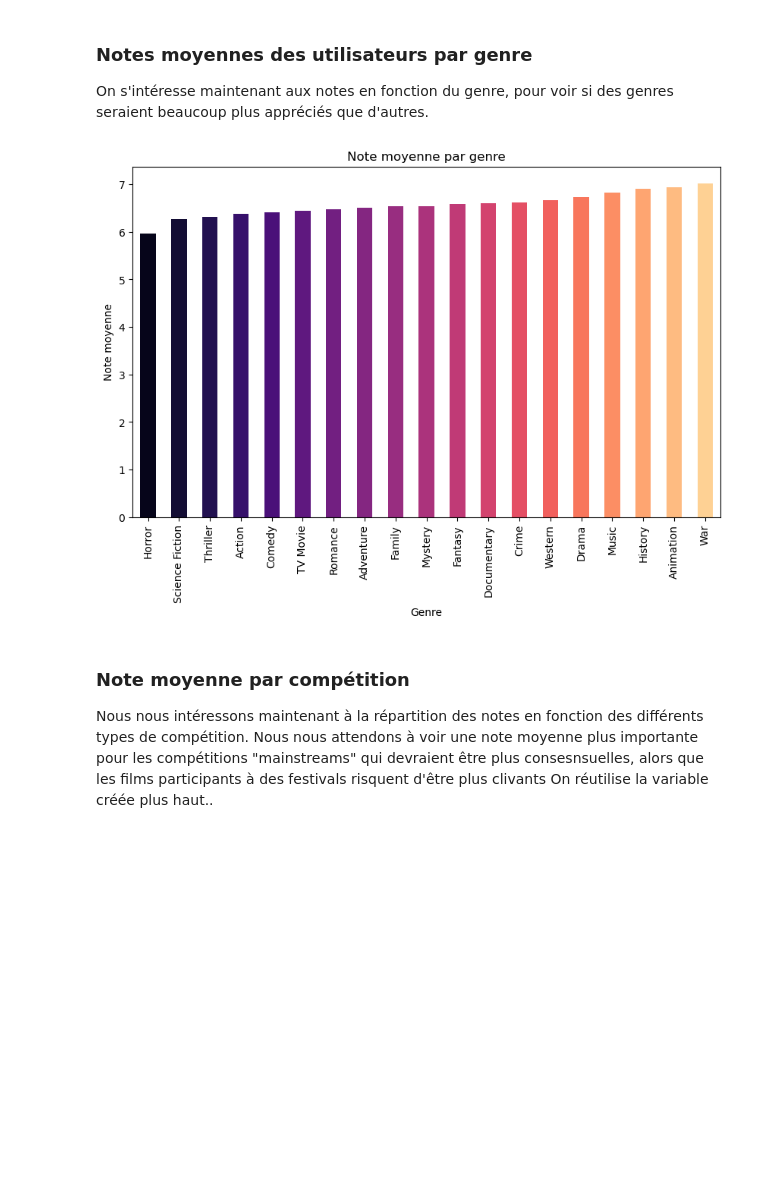
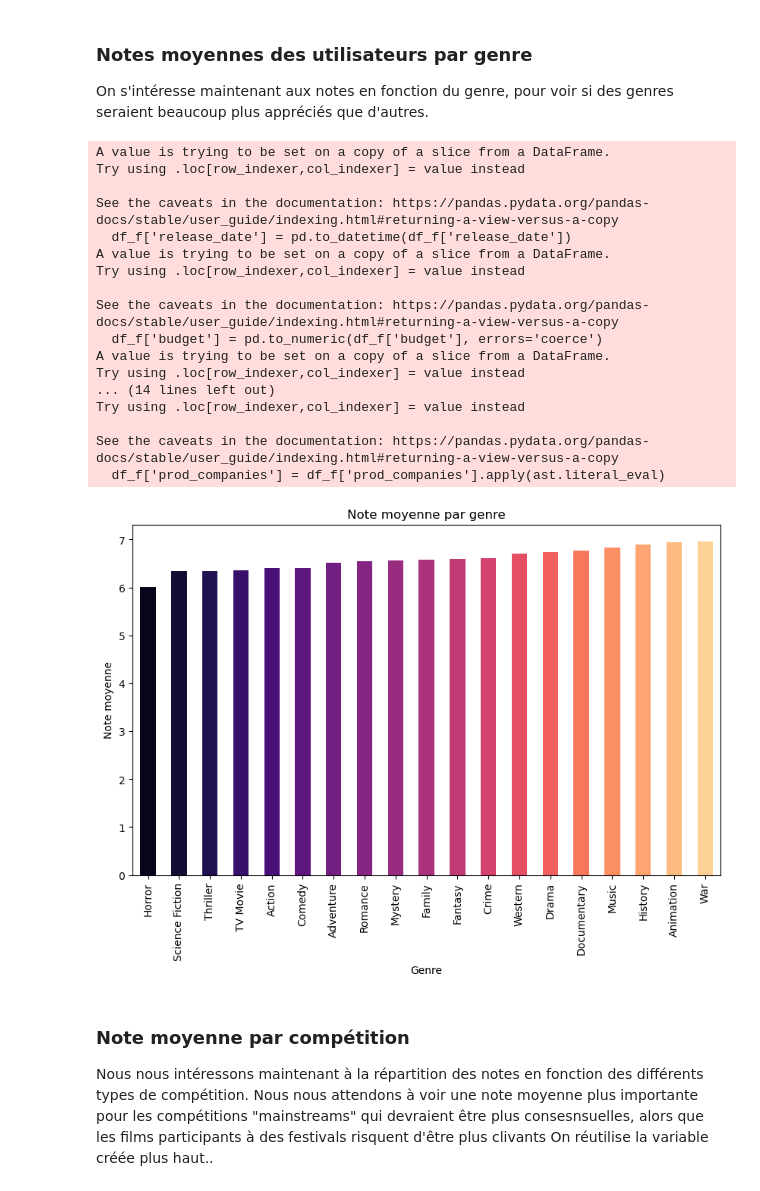
Before and after one commit to itsreivilo/movies, a Jupyter notebook: visualiser/data_viz_.ipynb, the cells around one changed output. Saved outputs shown, nothing was run; the diff lists cells and outputs as text; code cells hidden in the pictures; blank space fills up the shorter version.

```diff
--- a/visualiser/data_viz_.ipynb
+++ b/visualiser/data_viz_.ipynb
@@ -47 +49,13 @@ True
+# %%
+def fonction_charge(path) :
+    df = pd.read_csv(path)
+    df_f = df.drop_duplicates()
+    df_f['release_date'] = pd.to_datetime(df_f['release_date'])
+    # De la même façon on convertit la colonne 'budget' qui est composée de chaînes de caractères et non de valeurs numériques
+    df_f['budget'] = pd.to_numeric(df_f['budget'], errors='coerce')
+    df_f['genres_list'] = df_f['genres_list'].apply(ast.literal_eval)
+    df_f['countries_prod'] = df_f['countries_prod'].apply(ast.literal_eval)
+    df_f['languages_list'] = df_f['languages_list'].apply(ast.literal_eval)
+    df_f['prod_companies'] = df_f['prod_companies'].apply(ast.literal_eval)
+    return df_f
 # %%
@@ -812,25 +910,40 @@ Bien sur, au vu de la petite taille de notre base, et donc pour certaines année
 
 On s'intéresse maintenant aux notes en fonction du genre, pour voir si des genres seraient beaucoup plus appréciés que d'autres.
 # %%
-df = pd.read_csv('../cleaning_data/Final_database.csv')
-df.drop_duplicates()
+df = fonction_charge('../cleaning_data/Final_database.csv')
 
 #On utilise la méthode explode
-df['genres_list'] = df['genres_list'].apply(ast.literal_eval)
 df_genre = df.explode('genres_list')
 
 # On regroupe par genre et on calcule la moyenne
 mean_note_per_genre = df_genre.groupby('genres_list')['vote_average'].mean()
 
 # On représente le résultat
 plt.figure(figsize=(10, 6))
 mean_note_per_genre.sort_values().plot(kind='bar', color=colors4)
 plt.title('Note moyenne par genre')
 plt.xlabel('Genre')
 plt.ylabel('Note moyenne')
 plt.show()
 # %% [output]
+A value is trying to be set on a copy of a slice from a DataFrame.
+Try using .loc[row_indexer,col_indexer] = value instead
+
+See the caveats in the documentation: https://pandas.pydata.org/pandas-docs/stable/user_guide/indexing.html#returning-a-view-versus-a-copy
+  df_f['release_date'] = pd.to_datetime(df_f['release_date'])
+A value is trying to be set on a copy of a slice from a DataFrame.
+Try using .loc[row_indexer,col_indexer] = value instead
+
+See the caveats in the documentation: https://pandas.pydata.org/pandas-docs/stable/user_guide/indexing.html#returning-a-view-versus-a-copy
+  df_f['budget'] = pd.to_numeric(df_f['budget'], errors='coerce')
+A value is trying to be set on a copy of a slice from a DataFrame.
+Try using .loc[row_indexer,col_indexer] = value instead
+... (14 lines left out)
+Try using .loc[row_indexer,col_indexer] = value instead
+
+See the caveats in the documentation: https://pandas.pydata.org/pandas-docs/stable/user_guide/indexing.html#returning-a-view-versus-a-copy
+  df_f['prod_companies'] = df_f['prod_companies'].apply(ast.literal_eval)
-[figure, old version]
+[figure, new version]
 # %% [markdown]
 ### **Note moyenne par compétition**
 
```
Also changed, not shown: parts of 29 cells of this notebook.
